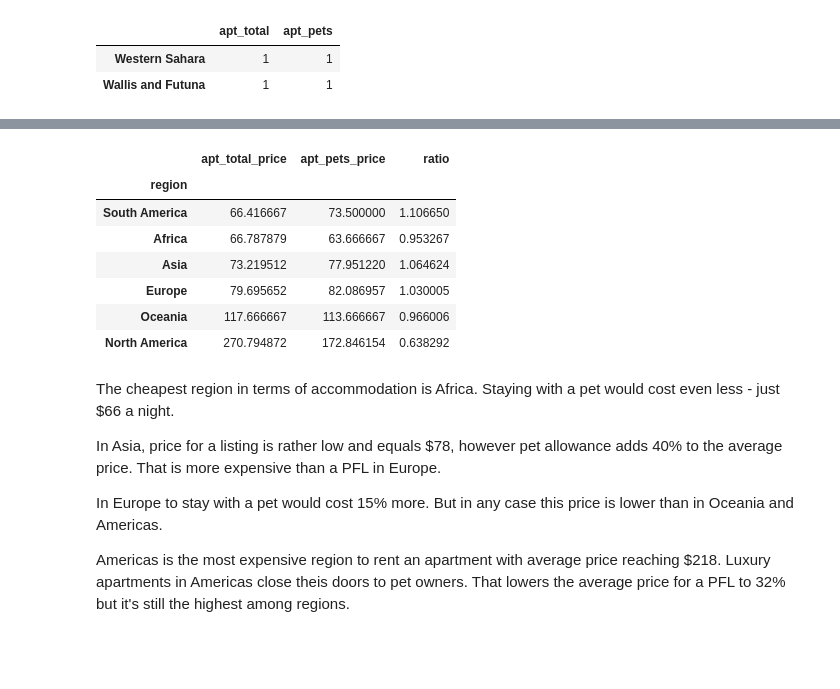
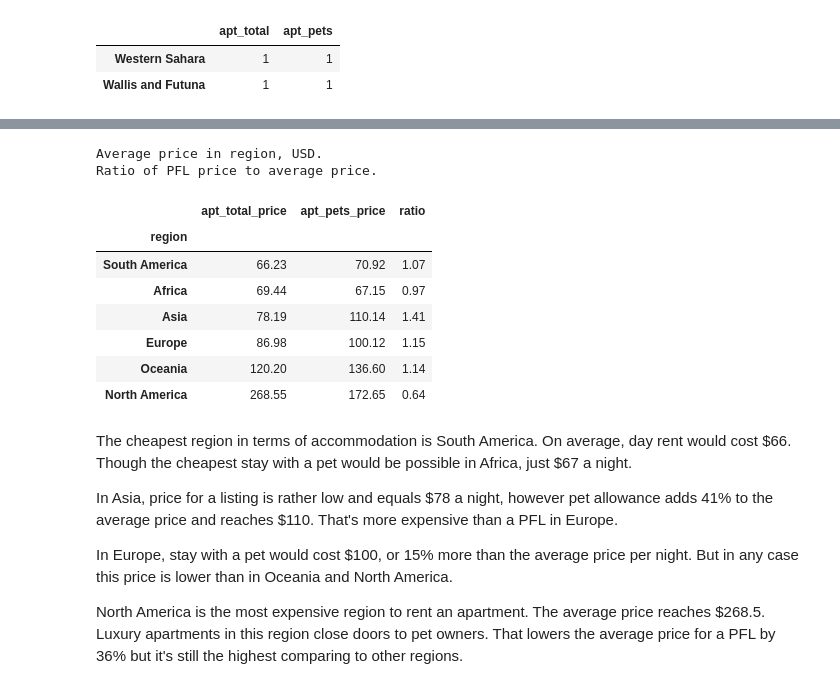
Before and after one commit to medennikova/pet-friendly, a Jupyter notebook: PetFriendly.ipynb, the cells around one changed output, grey strips where cells are left out. Saved outputs shown, nothing was run; the diff lists cells and outputs as text; code cells hidden in the pictures; blank space fills up the shorter version.

```diff
--- a/PetFriendly.ipynb
+++ b/PetFriendly.ipynb
@@ -29,3 +72,5 @@ matplotlib.style.use('fivethirtyeight')
+# %%
+pd.set_option('float_format', '{:.2f}'.format)
 # %% [markdown]
 ### Data overview
 Next we read in data from the database and take a look at what we're working with.
@@ -141,15 +178,16 @@ I'll fix the dataset a bit for further analysis.
 # %%
-# Add a threshold of 30 listings.
-df_cut = df[df['apt_total'] > 30]
+# Add a threshold of 20 listings.
+df_cut = df[df['apt_total'] > 20]
 
 # Remove Antarctica.
 df_cut = df_cut[df_cut.index != 'Antarctica']
 
 print ("These changes leave us {0} countries to examine."
        .format(len(df_cut)))
+
+# Calculate ratio of PFL and add to the DataFrame.
+df_cut['apt_ratio'] = (df_cut['apt_pets'] / df_cut['apt_total'])
+
 print "\nTop-5 countries with the highest ratio of PFL:"
-
-compare = df_cut['apt_pets'] / df_cut['apt_total']
-compare.sort(ascending=False)
-compare[:5]
+df_cut.sort('apt_ratio', ascending=False)[['apt_ratio', 'apt_total', 'apt_pets', 'region']][:5]
 # %% [output]
@@ -169,4 +211,4 @@ Only in Palau, no one is willing to host a pet. I'll have to exclude this countr
 # %%
-print "5 contries with the lowest percent of "
-compare[-5:]
+print "Bottom-5 countries with the lowest ratio of PFL: "
+df_cut.sort('apt_ratio')[['apt_ratio', 'apt_total', 'apt_pets', 'region']][:5]
 # %% [output]
@@ -237,23 +303,31 @@ Not only listings are distributed unevenly. The average price per night differes
 # %%
+# Mean price per region
 region_price = df_cut.groupby(df_cut['region']).mean()[['apt_total_price',
                                          'apt_pets_price']]
+
 # Calculate ratio of PFL price to general listing price.
-region_price['ratio'] = region_price['apt_pets_price'] / region_price['apt_total_price']
+region_price['ratio'] = (region_price['apt_pets_price'] /
+                         region_price['apt_total_price'])
+
+print "Average price in region, USD."
+print "Ratio of PFL price to average price."
 region_price.sort('apt_total_price')
 # %% [output]
+Average price in region, USD.
+Ratio of PFL price to average price.
 |  | apt_total_price | apt_pets_price | ratio |
 | region |  |  |  |
-| South America | 66.416667 | 73.500000 | 1.106650 |
-| Africa | 66.787879 | 63.666667 | 0.953267 |
-| Asia | 73.219512 | 77.951220 | 1.064624 |
-| Europe | 79.695652 | 82.086957 | 1.030005 |
-| Oceania | 117.666667 | 113.666667 | 0.966006 |
-| North America | 270.794872 | 172.846154 | 0.638292 |
+| South America | 66.23 | 70.92 | 1.07 |
+| Africa | 69.44 | 67.15 | 0.97 |
+| Asia | 78.19 | 110.14 | 1.41 |
+| Europe | 86.98 | 100.12 | 1.15 |
+| Oceania | 120.20 | 136.60 | 1.14 |
+| North America | 268.55 | 172.65 | 0.64 |
 # %% [markdown]
-The cheapest region in terms of accommodation is Africa. Staying with a pet would cost even less - just $66 a night.
+The cheapest region in terms of accommodation is South America. On average, day rent would cost \$66. Though the cheapest stay with a pet would be possible in Africa, just \$67 a night.
 
-In Asia, price for a listing is rather low and equals $78, however pet allowance adds 40% to the average price. That is more expensive than a PFL in Europe.
+In Asia, price for a listing is rather low and equals \$78 a night, however pet allowance adds 41% to the average price and reaches \$110. That's more expensive than a PFL in Europe.
 
-In Europe to stay with a pet would cost 15% more. But in any case this price is lower than in Oceania and Americas.
+In Europe, stay with a pet would cost \$100, or 15% more than the average price per night. But in any case this price is lower than in Oceania and North America.
 
-Americas is the most expensive region to rent an apartment with average price reaching $218. Luxury apartments in Americas close theis doors to pet owners. That lowers the average price for a PFL to 32% but it's still the highest among regions.
+North America is the most expensive region to rent an apartment. The average price reaches \$268.5. Luxury apartments in this region close doors to pet owners. That lowers the average price for a PFL by 36% but it's still the highest comparing to other regions.
```
Also changed, not shown: parts of 50 cells of this notebook.
